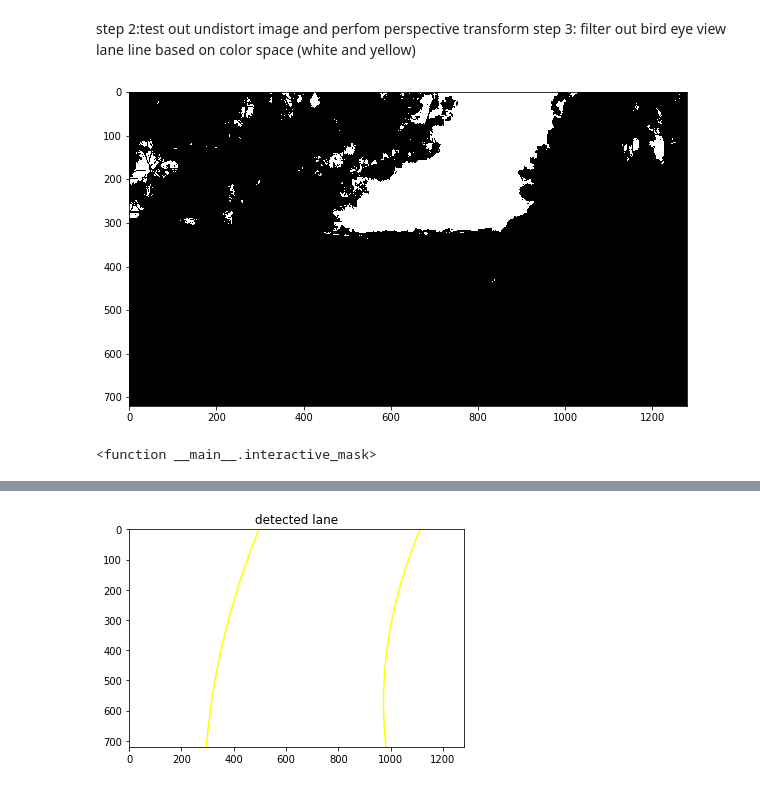
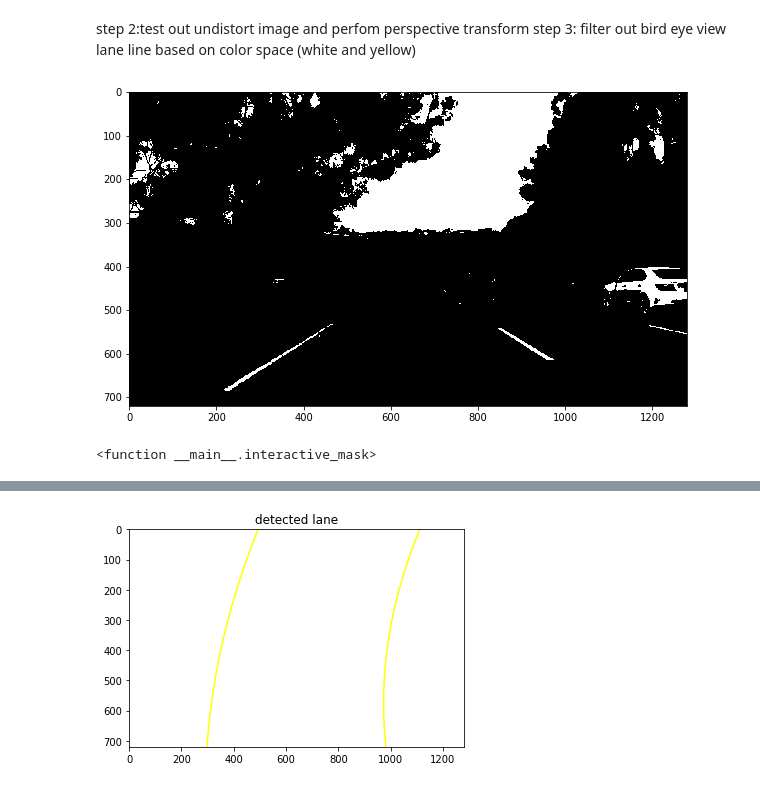
Before and after one commit to chenqin/CarND-Advanced-Lane-Lines, a Jupyter notebook: advanced_lane_lines.ipynb, the cells around one changed output, grey strips where cells are left out. Saved outputs shown, nothing was run; the diff lists cells and outputs as text; code cells hidden in the pictures.

```diff
--- a/advanced_lane_lines.ipynb
+++ b/advanced_lane_lines.ipynb
@@ -139,35 +139,36 @@ def combined_binary_mask(img, ksize, mag_low, mag_high, dir_low, dir_high,\
     B = img[:,:,2]
 
     t_yellow_H = thresh(scale(H),10,30)
     t_yellow_S = thresh(scale(S),50,255)
     t_yellow_V = thresh(scale(V),150,255)
 
     t_white_R = thresh(scale(R),225,255)
     t_white_V = thresh(scale(V),230,255)
 
     dir_binary = dir_threshold(img,ksize, (dir_low, dir_high))
     mag_binary = mag_thresh(img, ksize, (mag_low, mag_high))
 
     b[(t_yellow_H==1) & (t_yellow_S==1) & (t_yellow_V==1)] = 1
-    b[(t_white_R + t_white_V + dir_binary + mag_binary) >= 3] = 1
+    b[(t_white_R==1) | (t_white_V==1)] = 1
+    #b[(t_white_Rt_white_V + dir_binary + mag_binary) >= 3] = 1
 
     return b
 
 def interactive_mask(ksize, mag_low, mag_high, dir_low, dir_high, hls_low, hls_high, bright_low, bright_high):
     combined = combined_binary_mask(image, ksize, mag_low, mag_high, dir_low, dir_high,\
                                     hls_low, hls_high, bright_low, bright_high)
     plt.figure(figsize=(10,10))
     plt.imshow(combined,cmap='gray')
     plt.show()
     plt.clf()
     plt.cla()
     plt.close()
 
 interact(interactive_mask, ksize=(1,31,2), mag_low=(0,255), mag_high=(0,255),\
          dir_low=(0, np.pi/2), dir_high=(0, np.pi/2), hls_low=(0,255),\
          hls_high=(0,255), bright_low=(0,255), bright_high=(0,255))
 # %% [output]
-[figure, old version]
+[figure, new version]
 <function __main__.interactive_mask>
 # %%
 #apply to test images and calibrate
```
Also changed, not shown: parts of 7 cells of this notebook, 6 other files.
